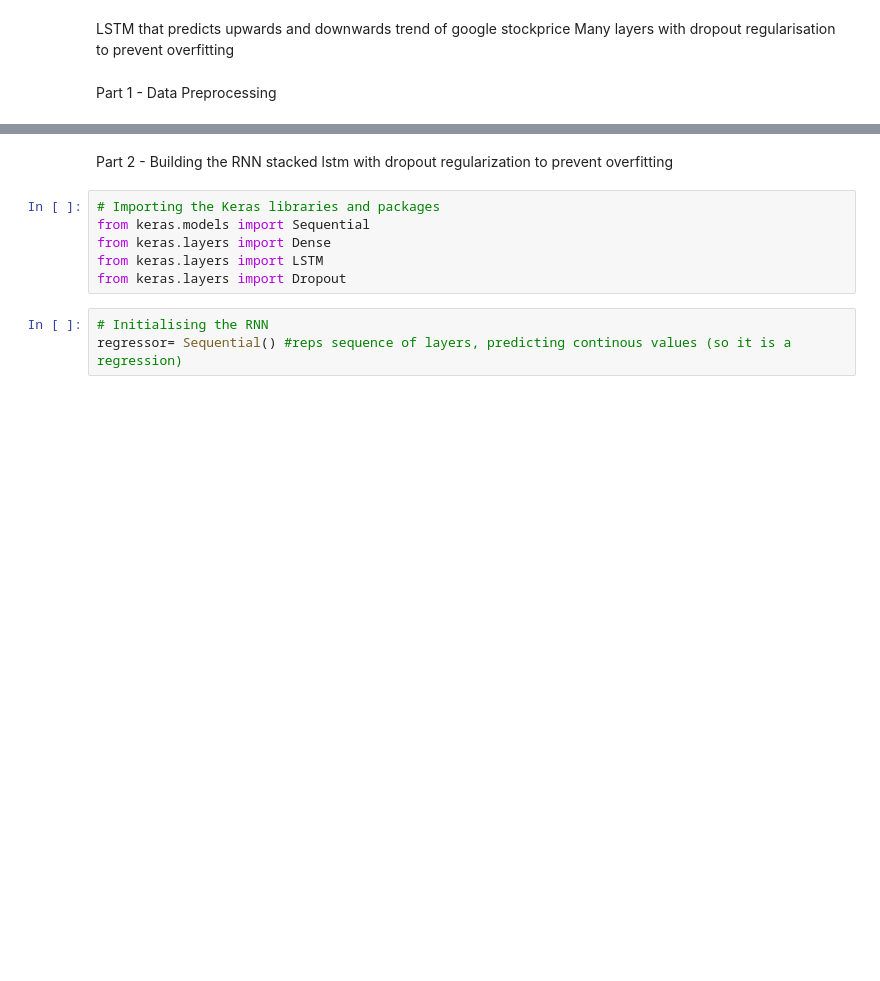
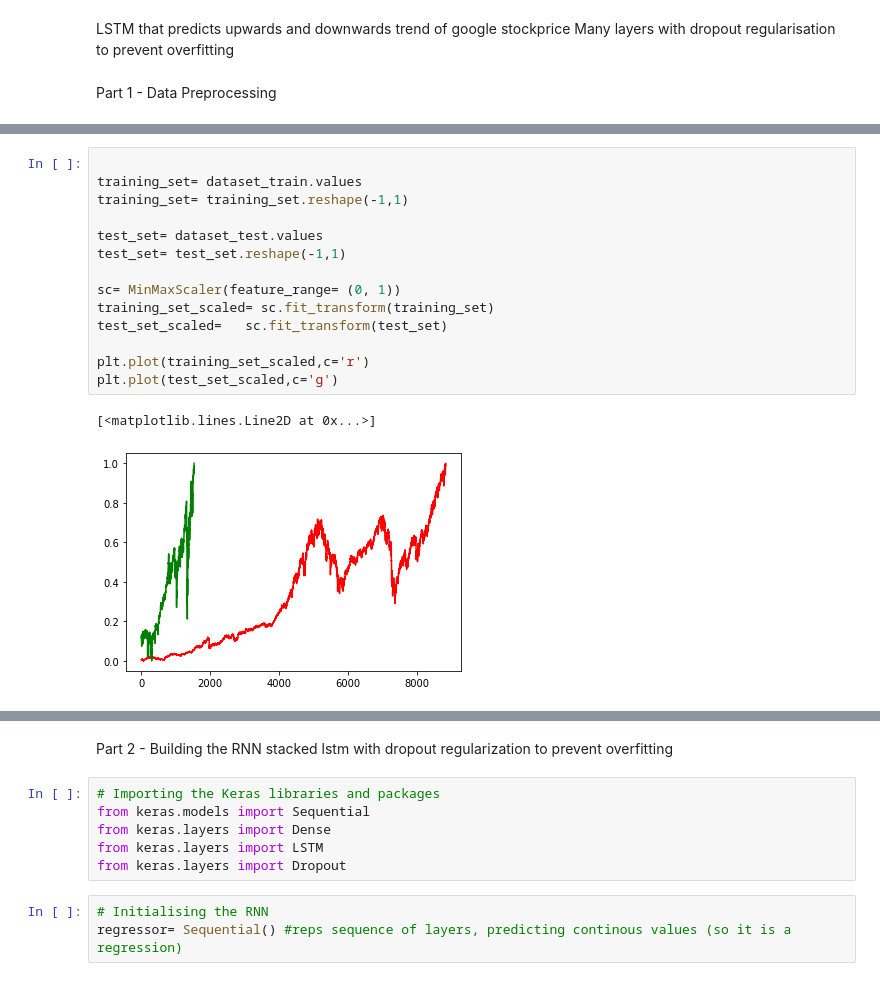
Before and after one commit to renyuanL/110_project, a Jupyter notebook: _ry_Google_Stock_Price_Prediction_RNN.ipynb, the cells around one changed output, grey strips where cells are left out. Drawn from its saved outputs; the diff is of its cells as text; blank space fills up the shorter version.

```diff
--- a/_ry_Google_Stock_Price_Prediction_RNN.ipynb
+++ b/_ry_Google_Stock_Price_Prediction_RNN.ipynb
@@ -43 +34,18 @@ training_set_scaled.size
+# %%
+
+training_set= dataset_train.values
+training_set= training_set.reshape(-1,1)
+
+test_set= dataset_test.values
+test_set= test_set.reshape(-1,1)
+
+sc= MinMaxScaler(feature_range= (0, 1))
+training_set_scaled= sc.fit_transform(training_set)
+test_set_scaled=   sc.fit_transform(test_set)
+
+plt.plot(training_set_scaled,c='r')
+plt.plot(test_set_scaled,c='g')
+# %% [output]
+[<matplotlib.lines.Line2D at 0x...>]
+[figure, added]
 # %%
```
Also changed, not shown: parts of 24 cells of this notebook.
